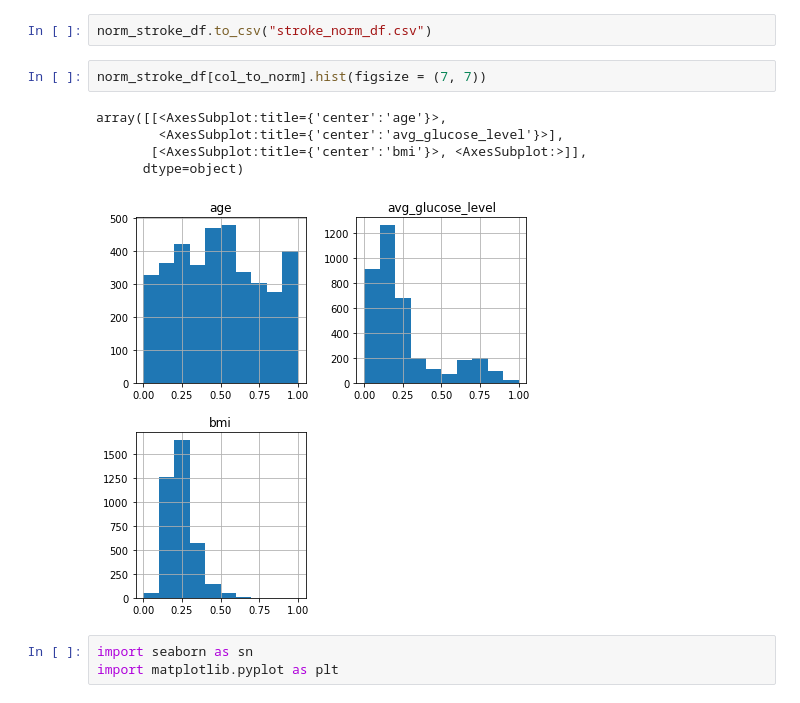
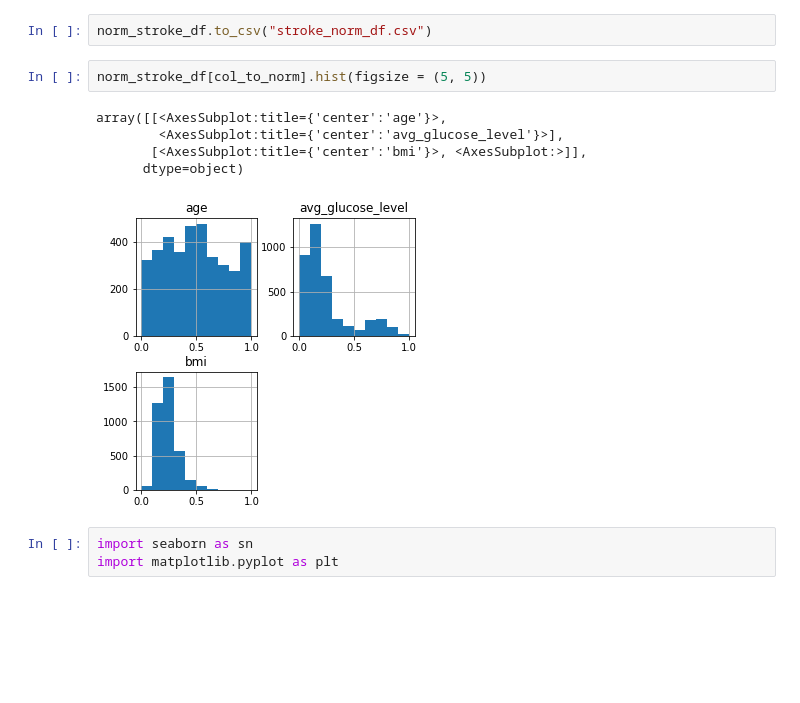
Before and after one commit to britt-emm/CGGroupProject, a Jupyter notebook: Final_Project/Stroke_Preprocessing.ipynb, the cells around one changed output. Drawn from its saved outputs; the diff is of its cells as text; blank space fills up the shorter version.

```diff
--- a/Final_Project/Stroke_Preprocessing.ipynb
+++ b/Final_Project/Stroke_Preprocessing.ipynb
@@ -386,13 +369,13 @@ norm_stroke_df.head()
 # %%
 norm_stroke_df.to_csv("stroke_norm_df.csv")
 # %%
-norm_stroke_df[col_to_norm].hist(figsize = (7, 7))
+norm_stroke_df[col_to_norm].hist(figsize = (5, 5))
 # %% [output]
 array([[<AxesSubplot:title={'center':'age'}>,
         <AxesSubplot:title={'center':'avg_glucose_level'}>],
        [<AxesSubplot:title={'center':'bmi'}>, <AxesSubplot:>]],
       dtype=object)
-[figure, old version]
+[figure, new version]
 # %%
 import seaborn as sn
 import matplotlib.pyplot as plt
```
Also changed, not shown: parts of 17 cells of this notebook, 9 other files.
